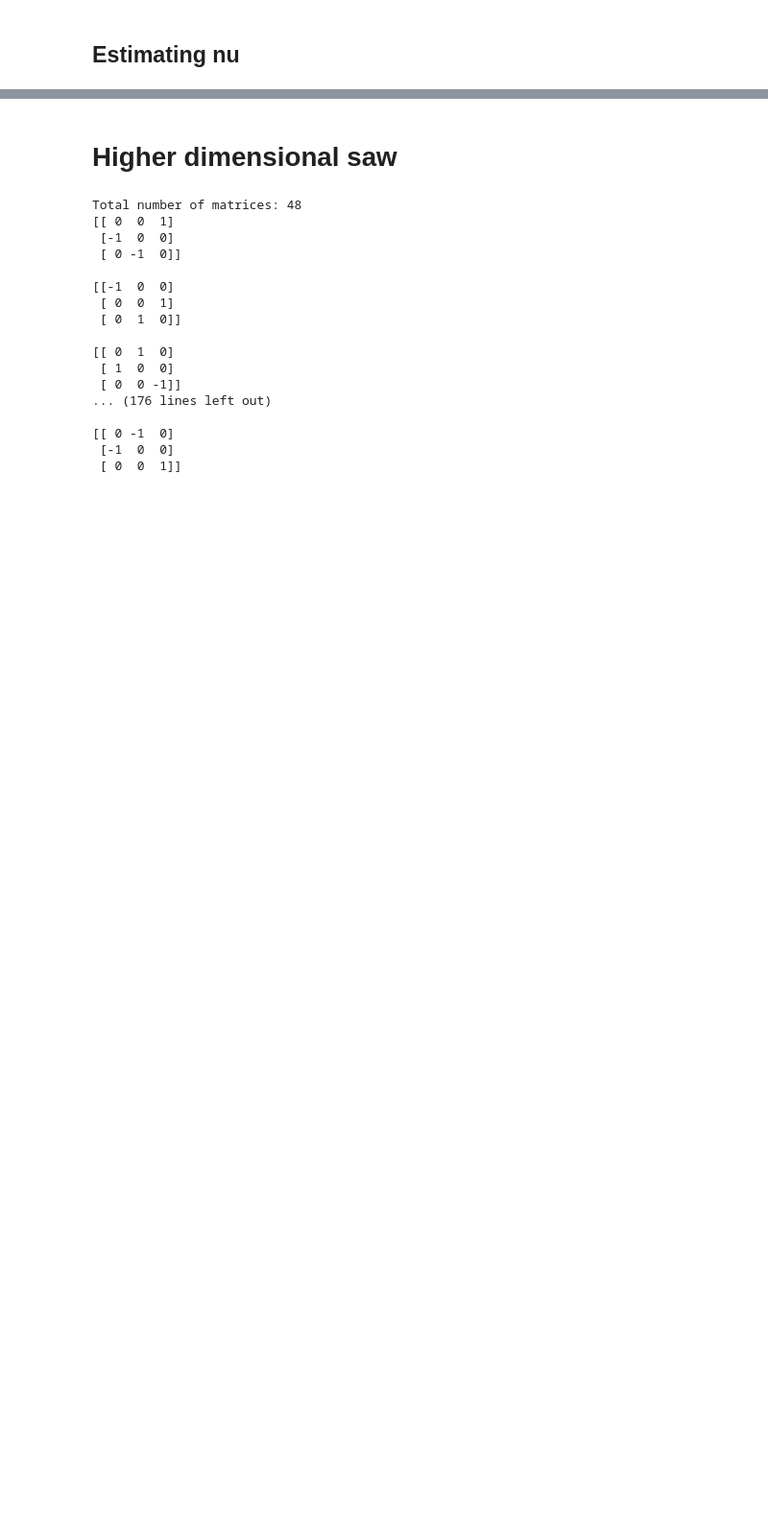
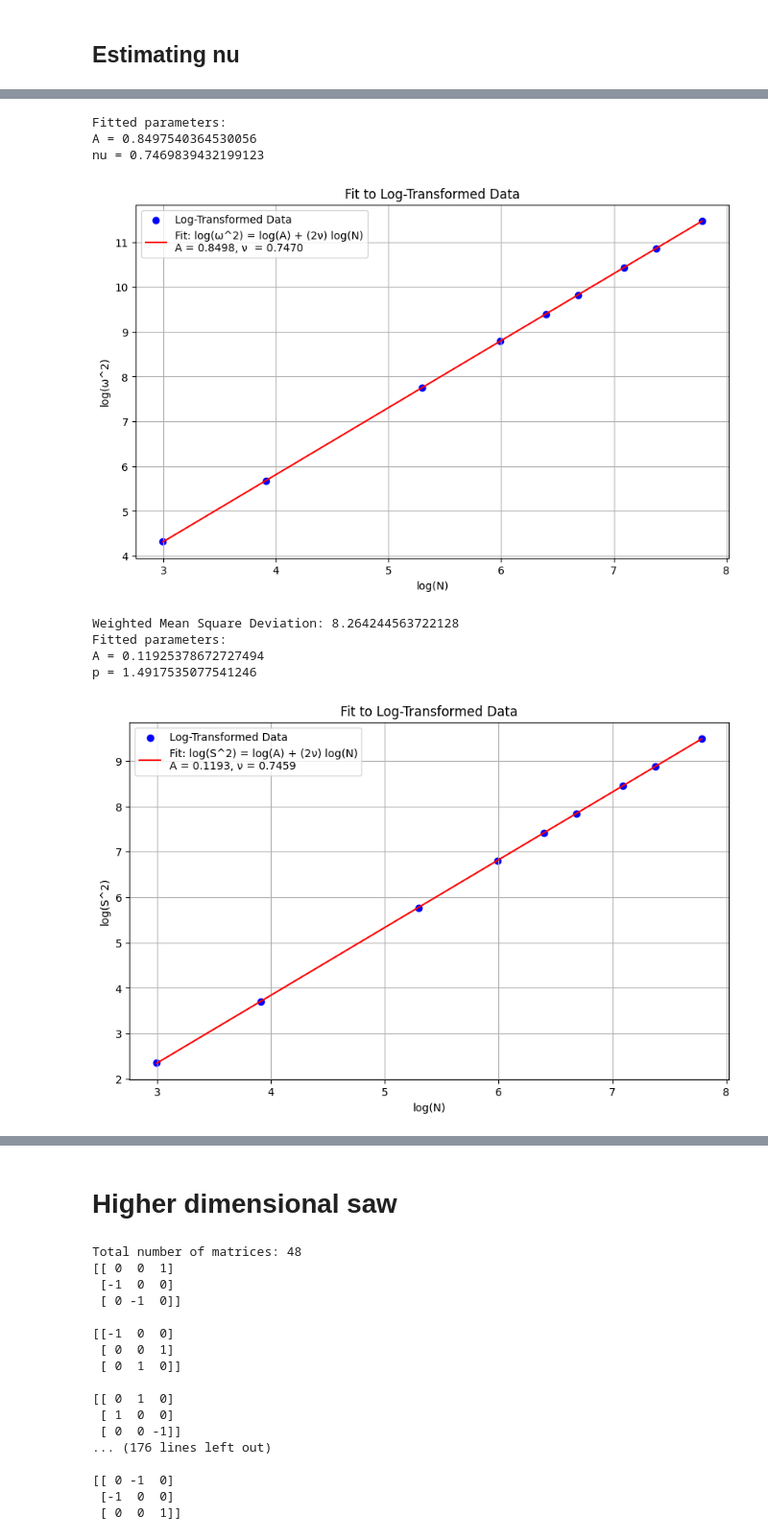
Before and after one commit to zhxabi/SAW-MC, a Jupyter notebook: saw_local.ipynb, the cells around one changed output, grey strips where cells are left out. Shown: that part at 96% size. Cells and saved outputs as stored; diff of their text form; code cells hidden in the pictures; blank space fills up the shorter version.

```diff
--- a/saw_local.ipynb
+++ b/saw_local.ipynb
@@ -321,0 +495,80 @@ p = 2.060619180470234
+# %%
+log_N = np.log(Ns)
+log_mean_squared_radii = np.log(omega2s)
+log_s2 = np.log(s2s)
+
+# Perform linear regression on the log-transformed data
+coefficients_omega2 = np.polyfit(log_N, log_mean_squared_radii, 1)
+p = coefficients_omega2[0]
+nu = p/2
+log_A = coefficients_omega2[1]
+A = np.exp(log_A)
+
+print(f"Fitted parameters:\nA = {A}\nnu = {nu}")
+
+
+
+plt.figure(figsize=(10, 6))
+plt.scatter(log_N, log_mean_squared_radii, color='blue', label='Log-Transformed Data')
+plt.plot(log_N, log_N * p + log_A, color='red', label=f'Fit: log(ω^2) = log(A) + (2ν) log(N)\nA = {A:.4f}, ν  = {nu:.4f}')
+# plt.plot(log_N, 0.767 *+log_N * (2*0.7503), color='green', label=f'predicted')
+
+plt.xlabel('log(N)')
+plt.ylabel('log(ω^2)')
+plt.title('Fit to Log-Transformed Data')
+plt.legend()
+plt.grid(True)
+plt.show()
+
+# fitted_values = A * Ns ** p
+# residuals = Ns - fitted_values
+fitted_values = log_N * p + log_A
+residuals = log_N - fitted_values
+weights = np.ones_like(log_N)
+weighted_squared_residuals = weights * residuals**2
+wmsd = np.sum(weighted_squared_residuals) / np.sum(weights)
+
+print(f"Weighted Mean Square Deviation: {wmsd}")
+
+
+''' S^2'''
+
+coefficients_s2s = np.polyfit(log_N, log_s2, 1)
+p = coefficients_s2s[0]
+nu = p/2
+log_A = coefficients_s2s[1]
+A = np.exp(log_A)
+
+print(f"Fitted parameters:\nA = {A}\np = {p}")
+
+
+
+plt.figure(figsize=(10, 6))
+plt.scatter(log_N, log_s2, color='blue', label='Log-Transformed Data')
+plt.plot(log_N, log_N * p + log_A, color='red', label=f'Fit: log(S^2) = log(A) + (2ν) log(N)\nA = {A:.4f}, ν = {nu:.4f}')
+# plt.plot(log_N, 0.1076 *+log_N * (2*0.7503), color='green', label=f'predicted')
+
+plt.xlabel('log(N)')
+plt.ylabel('log(S^2)')
+plt.title('Fit to Log-Transformed Data')
+plt.legend()
+plt.grid(True)
+plt.show()
+
+fitted_values = log_N * p + log_A
+residuals = log_s2 - fitted_values
+weights = np.ones_like(log_N)
+weighted_squared_residuals = weights * residuals**2
+wmsd = np.sum(weighted_squared_residuals) / np.sum(weights)
+
+print(f"Weighted Mean Square Deviation: {wmsd}")
+# %% [output]
+Fitted parameters:
+A = 0.8497540364530056
+nu = 0.7469839432199123
+[figure, added]
+Weighted Mean Square Deviation: 8.264244563722128
+Fitted parameters:
+A = 0.11925378672727494
+p = 1.4917535077541246
+[figure, added]
```
Also changed, not shown: parts of 30 cells of this notebook.
